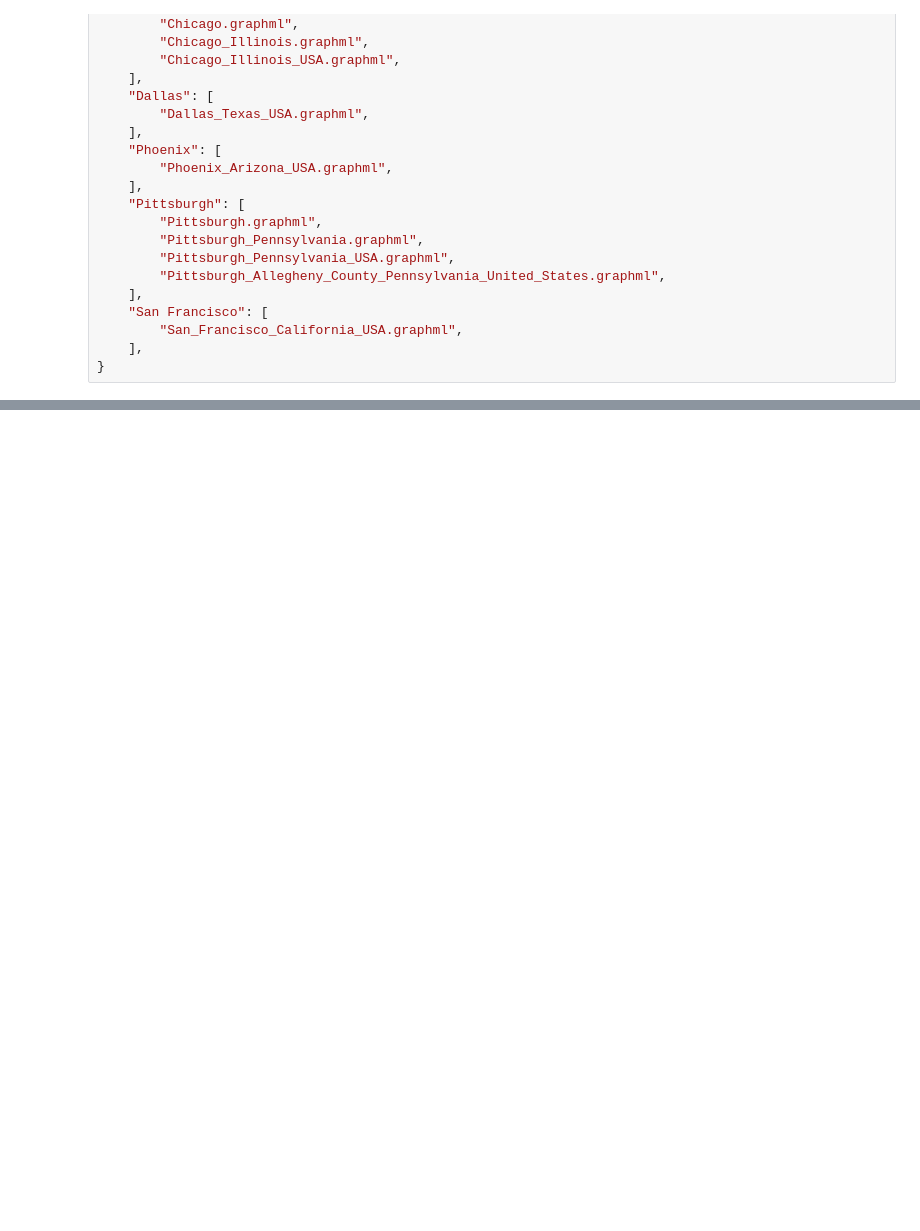
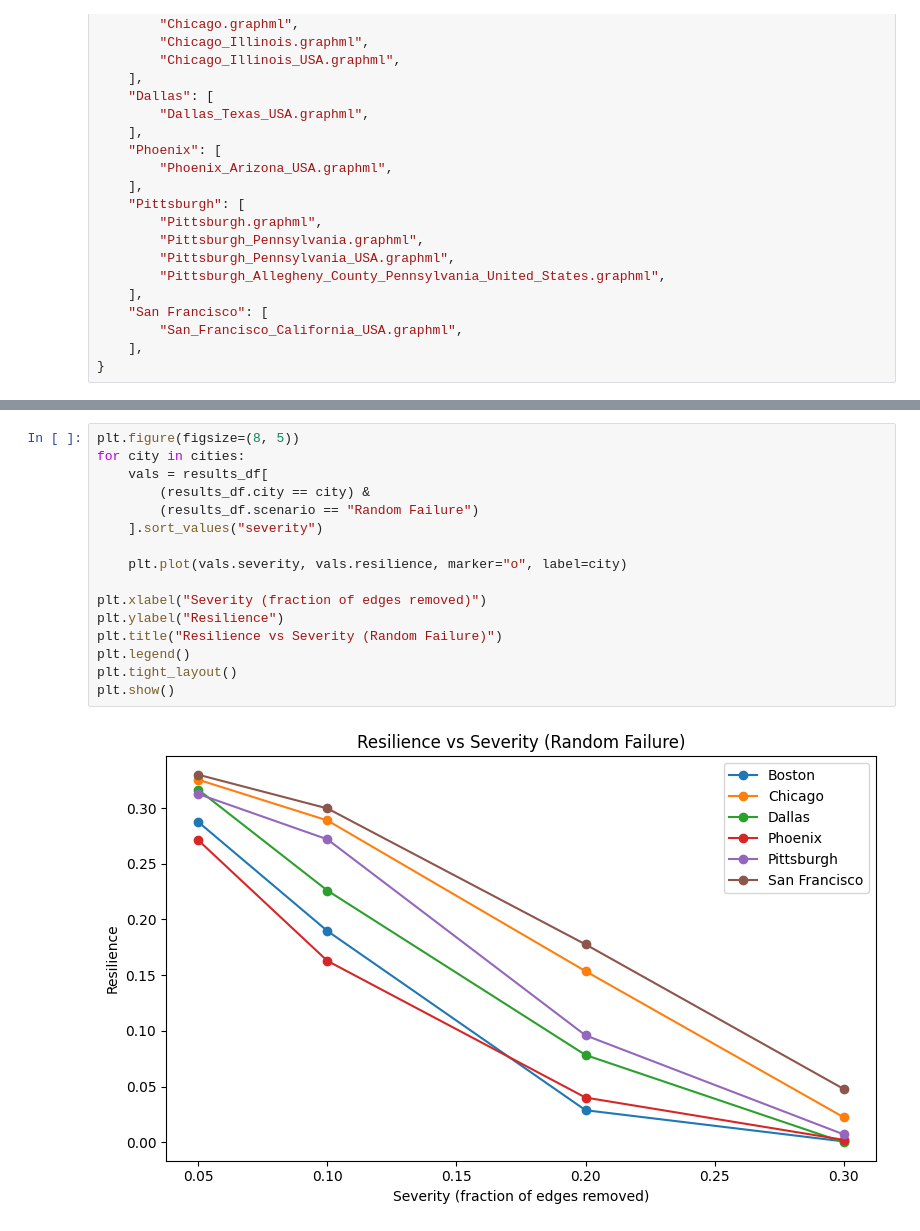
Before and after one commit to surabhi-raghavan/urban-mobility, a Jupyter notebook: backend/urban_resilience/Network.ipynb, the cells around one changed output, grey strips where cells are left out. Cells and saved outputs as stored; diff of their text form; blank space fills up the shorter version.

```diff
--- a/backend/urban_resilience/Network.ipynb
+++ b/backend/urban_resilience/Network.ipynb
@@ -388,0 +251,18 @@ Baseline Network Statistics
+# %%
+plt.figure(figsize=(8, 5))
+for city in cities:
+    vals = results_df[
+        (results_df.city == city) &
+        (results_df.scenario == "Random Failure")
+    ].sort_values("severity")
+
+    plt.plot(vals.severity, vals.resilience, marker="o", label=city)
+
+plt.xlabel("Severity (fraction of edges removed)")
+plt.ylabel("Resilience")
+plt.title("Resilience vs Severity (Random Failure)")
+plt.legend()
+plt.tight_layout()
+plt.show()
+# %% [output]
+[figure, added]
```
Also changed, not shown: parts of 13 cells of this notebook, 2 other files.
